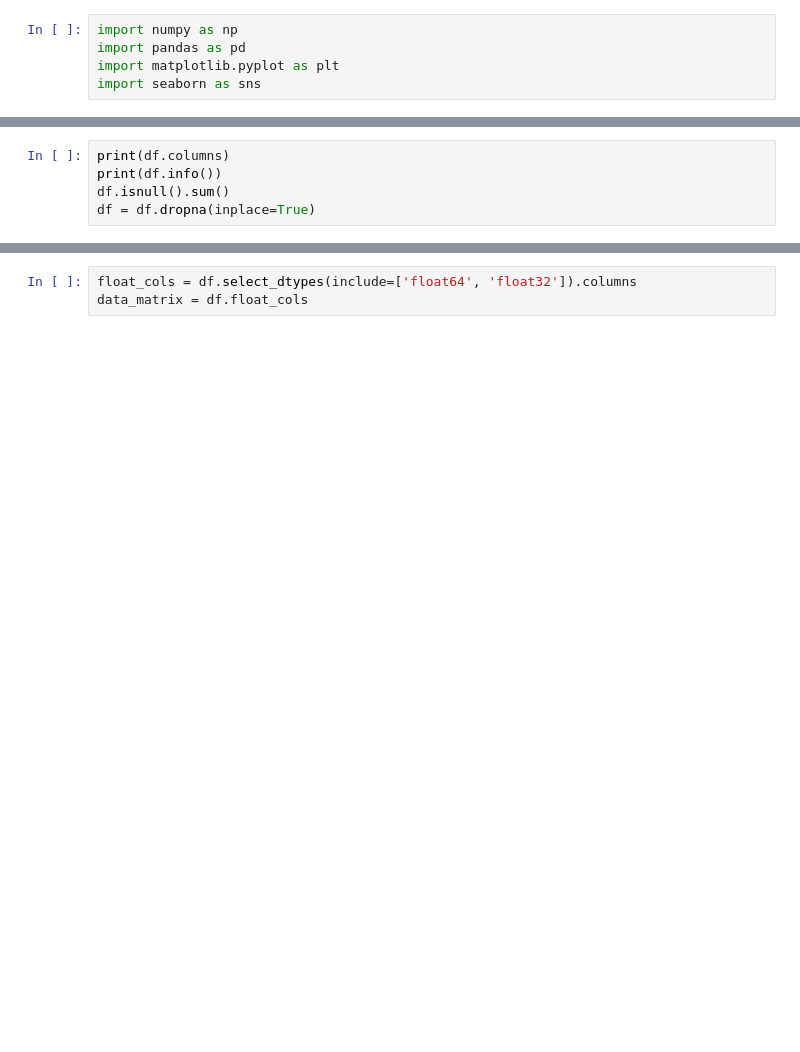
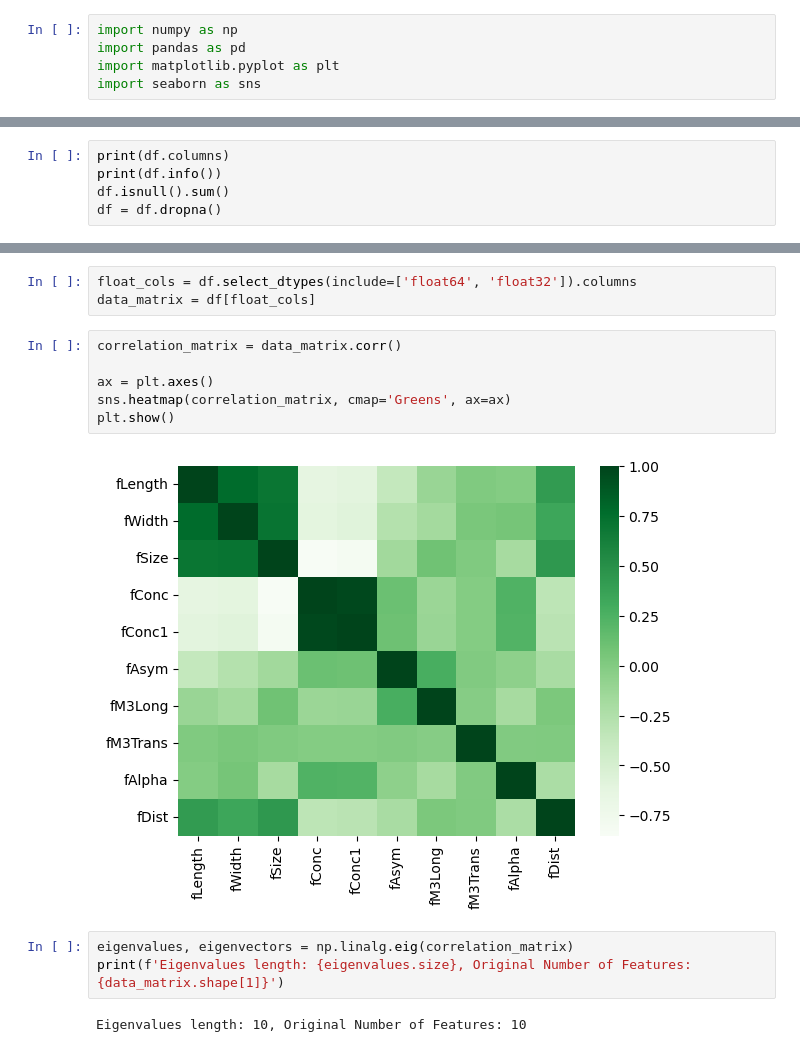
Before and after one commit to OsaidZaher/Classifications, a Jupyter notebook: PCA gamme and particle classifications/script.ipynb, the cells around one changed output, grey strips where cells are left out. Drawn from its saved outputs; the diff is of its cells as text; blank space fills up the shorter version.

```diff
--- a/PCA gamme and particle classifications/script.ipynb
+++ b/PCA gamme and particle classifications/script.ipynb
@@ -11,4 +13,4 @@ FileNotFoundError: [Errno 2] No such file or directory: './telescope_data.csv'
 print(df.columns)
 print(df.info())
 df.isnull().sum()
-df = df.dropna(inplace=True)
+df = df.dropna()
@@ -15,3 +35,16 @@ df = df.dropna(inplace=True)
 # %%
 float_cols = df.select_dtypes(include=['float64', 'float32']).columns
-data_matrix = df.float_cols
+data_matrix = df[float_cols]
+# %%
+correlation_matrix = data_matrix.corr()
+
+ax = plt.axes()
+sns.heatmap(correlation_matrix, cmap='Greens', ax=ax)
+plt.show()
+# %% [output]
+[figure, added]
+# %%
+eigenvalues, eigenvectors = np.linalg.eig(correlation_matrix)
+print(f'Eigenvalues length: {eigenvalues.size}, Original Number of Features: {data_matrix.shape[1]}')
+# %% [output]
+Eigenvalues length: 10, Original Number of Features: 10
```
Also changed, not shown: parts of 8 cells of this notebook, 5 other files.
